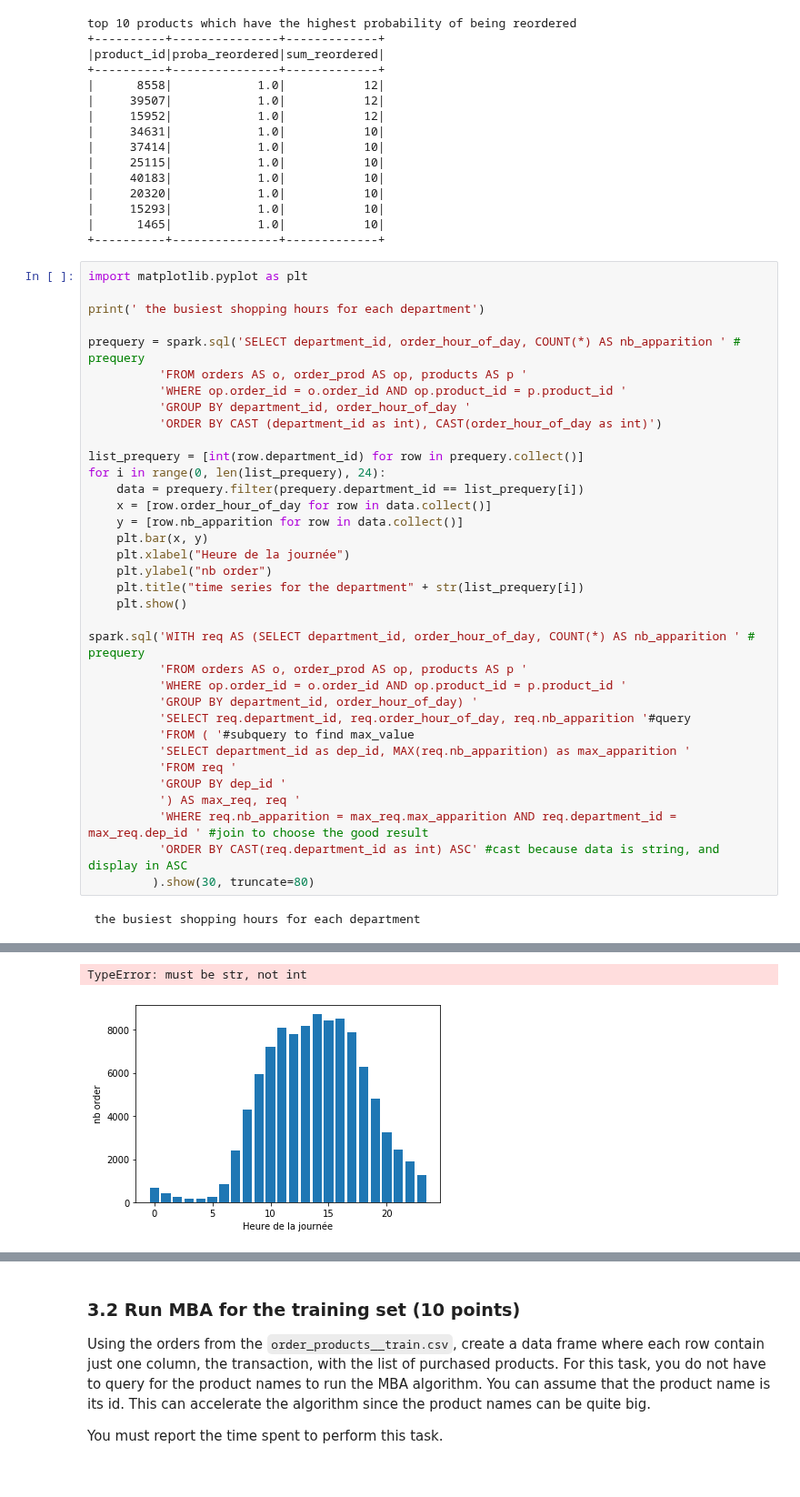
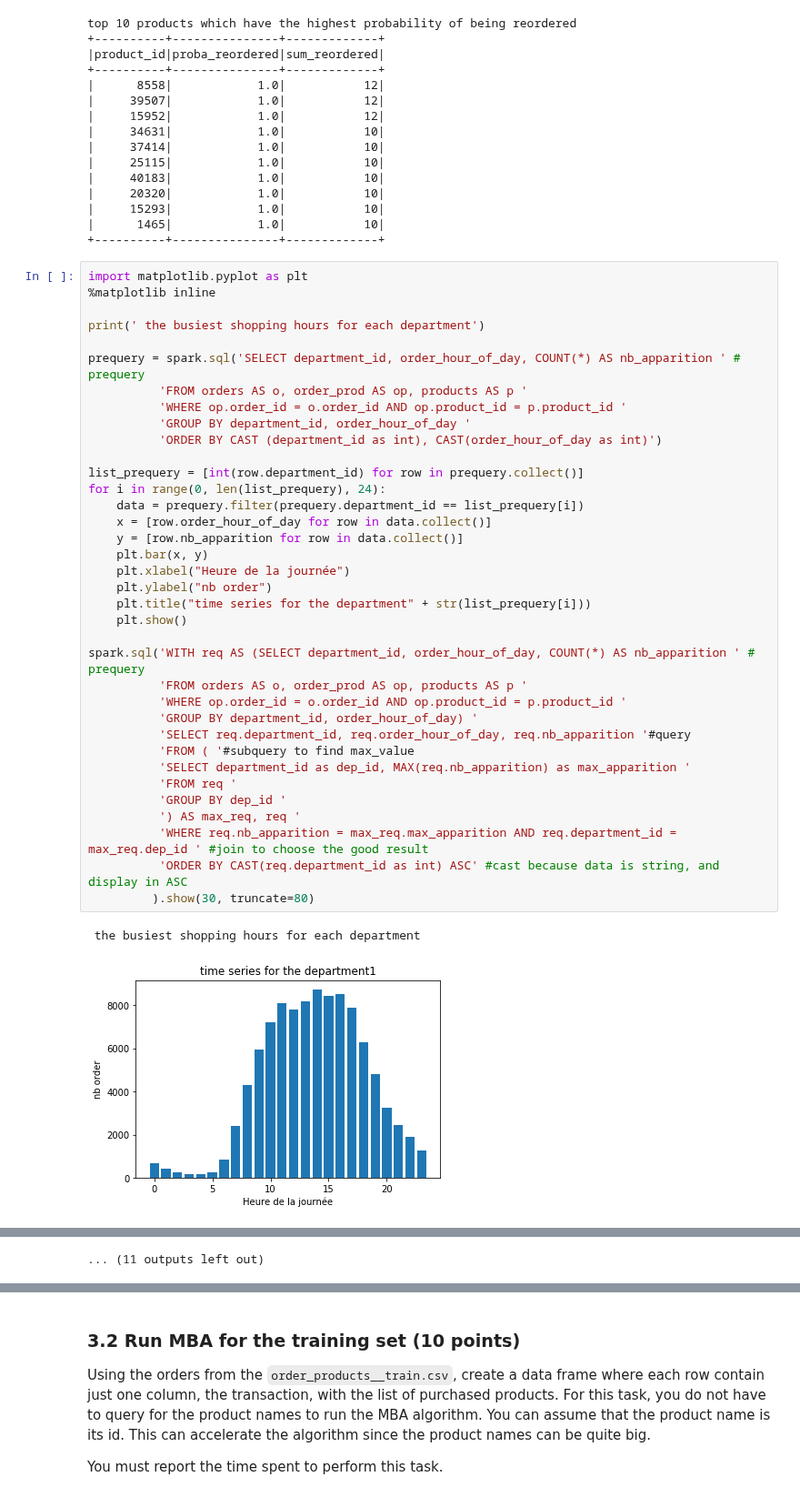
Before and after one commit to gunwoofer/INF8111, a Jupyter notebook: TP3/tp3.ipynb, the cells around one changed output, grey strips where cells are left out. Shown at 91% size. Saved outputs shown, nothing was run; the diff lists cells and outputs as text.

```diff
--- a/TP3/tp3.ipynb
+++ b/TP3/tp3.ipynb
@@ -654,6 +654,7 @@ top 10 products which have the highest probability of being reordered
 +----------+---------------+-------------+
 # %%
 import matplotlib.pyplot as plt
+%matplotlib inline
 
 print(' the busiest shopping hours for each department')
 
@@ -661,31 +662,32 @@ prequery = spark.sql('SELECT department_id, order_hour_of_day, COUNT(*) AS nb_ap
           'FROM orders AS o, order_prod AS op, products AS p '
           'WHERE op.order_id = o.order_id AND op.product_id = p.product_id '
           'GROUP BY department_id, order_hour_of_day '
           'ORDER BY CAST (department_id as int), CAST(order_hour_of_day as int)')
 
 list_prequery = [int(row.department_id) for row in prequery.collect()]
 for i in range(0, len(list_prequery), 24):
     data = prequery.filter(prequery.department_id == list_prequery[i])
     x = [row.order_hour_of_day for row in data.collect()]
     y = [row.nb_apparition for row in data.collect()]
     plt.bar(x, y)
     plt.xlabel("Heure de la journée")
     plt.ylabel("nb order")
-    plt.title("time series for the department" + str(list_prequery[i])
+    plt.title("time series for the department" + str(list_prequery[i]))
     plt.show()
 
 spark.sql('WITH req AS (SELECT department_id, order_hour_of_day, COUNT(*) AS nb_apparition ' # prequery
           'FROM orders AS o, order_prod AS op, products AS p '
           'WHERE op.order_id = o.order_id AND op.product_id = p.product_id '
           'GROUP BY department_id, order_hour_of_day) '
           'SELECT req.department_id, req.order_hour_of_day, req.nb_apparition '#query
           'FROM ( '#subquery to find max_value
           'SELECT department_id as dep_id, MAX(req.nb_apparition) as max_apparition '
           'FROM req '
           'GROUP BY dep_id '
           ') AS max_req, req '
           'WHERE req.nb_apparition = max_req.max_apparition AND req.department_id = max_req.dep_id ' #join to choose the good result
           'ORDER BY CAST(req.department_id as int) ASC' #cast because data is string, and display in ASC
          ).show(30, truncate=80)
 # %% [output]
  the busiest shopping hours for each department
+[figure, new version]
@@ -692,5 +704,4 @@ spark.sql('WITH req AS (SELECT department_id, order_hour_of_day, COUNT(*) AS nb_
-TypeError: must be str, not int
+... (11 outputs left out)
-[figure, old version]
 # %%
 query_basket_size = spark.sql('SELECT order_id, COUNT(order_id) AS basket_size '
           'FROM order_prod '
```
Also changed, not shown: parts of 5 cells of this notebook, 1 other file.
